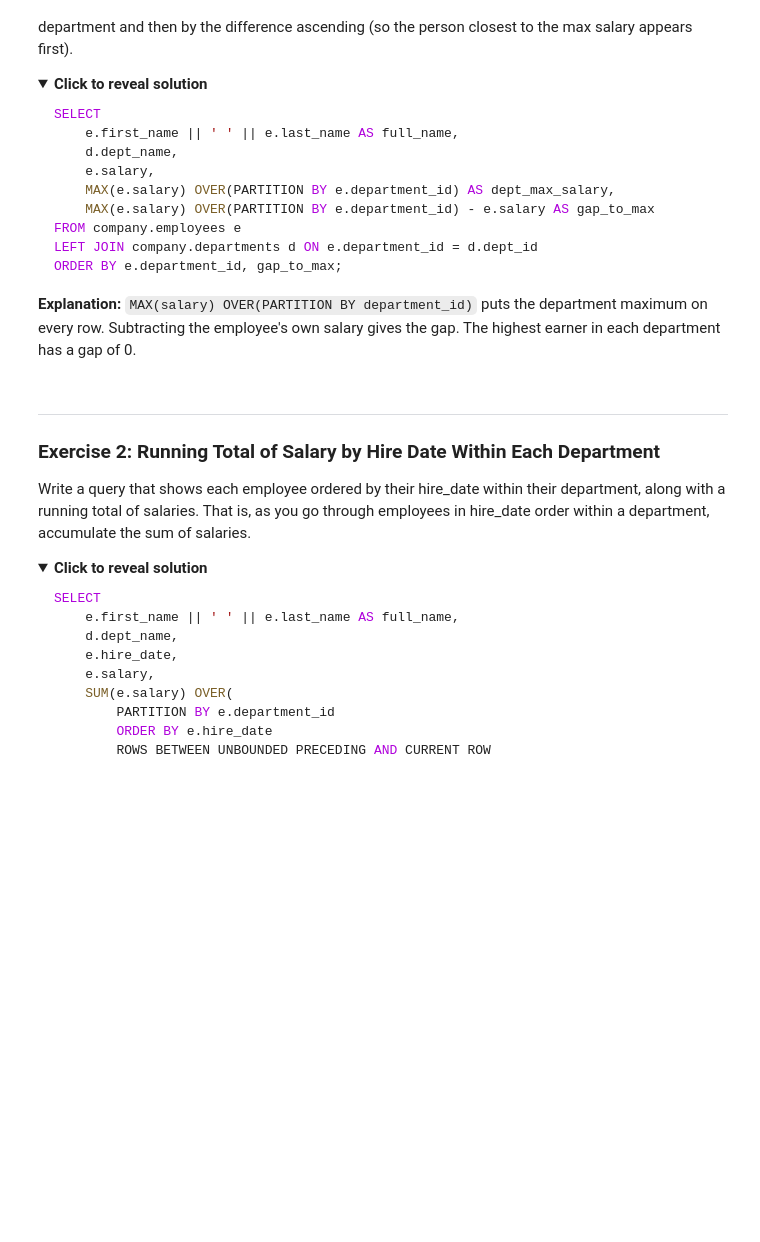
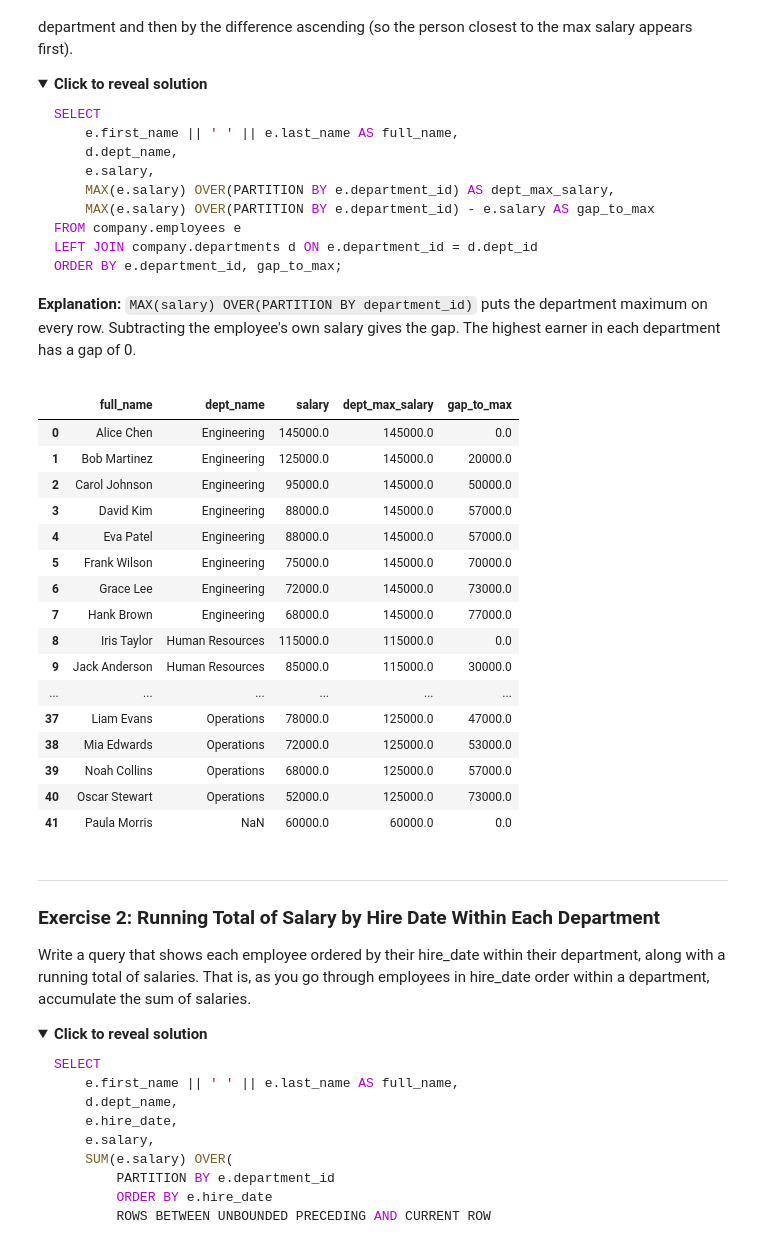
Before and after one commit to rasoulnorouzi/DataEngineeringLLM, a Jupyter notebook: module-02-sql-elt-pipeline/lessons/day4-window-functions/08_window_functions_practice.ipynb, the cells around one changed output. Drawn from its saved outputs; the diff is of its cells as text; code cells hidden in the pictures; folded sections open; blank space fills up the shorter version.

```diff
--- a/module-02-sql-elt-pipeline/lessons/day4-window-functions/08_window_functions_practice.ipynb
+++ b/module-02-sql-elt-pipeline/lessons/day4-window-functions/08_window_functions_practice.ipynb
@@ -475,3 +672,37 @@ run_query("""
+# %%
+# Exercise 1: Write your solution here
+# Hint: Use MAX() OVER(PARTITION BY department_id)
+
+run_query("""
+    -- Your query here
+    SELECT
+    e.first_name || ' ' || e.last_name AS full_name,
+    d.dept_name,
+    e.salary,
+    MAX(e.salary) OVER(PARTITION BY e.department_id) AS dept_max_salary,
+    MAX(e.salary) OVER(PARTITION BY e.department_id) - e.salary AS gap_to_max
+FROM company.employees e
+LEFT JOIN company.departments d ON e.department_id = d.dept_id
+ORDER BY e.department_id, gap_to_max;
+""")
+# %% [output]
+|  | full_name | dept_name | salary | dept_max_salary | gap_to_max |
+| 0 | Alice Chen | Engineering | 145000.0 | 145000.0 | 0.0 |
+| 1 | Bob Martinez | Engineering | 125000.0 | 145000.0 | 20000.0 |
+| 2 | Carol Johnson | Engineering | 95000.0 | 145000.0 | 50000.0 |
+| 3 | David Kim | Engineering | 88000.0 | 145000.0 | 57000.0 |
+| 4 | Eva Patel | Engineering | 88000.0 | 145000.0 | 57000.0 |
+| 5 | Frank Wilson | Engineering | 75000.0 | 145000.0 | 70000.0 |
+| 6 | Grace Lee | Engineering | 72000.0 | 145000.0 | 73000.0 |
+| 7 | Hank Brown | Engineering | 68000.0 | 145000.0 | 77000.0 |
+| 8 | Iris Taylor | Human Resources | 115000.0 | 115000.0 | 0.0 |
+| 9 | Jack Anderson | Human Resources | 85000.0 | 115000.0 | 30000.0 |
+| ... | ... | ... | ... | ... | ... |
+| 37 | Liam Evans | Operations | 78000.0 | 125000.0 | 47000.0 |
+| 38 | Mia Edwards | Operations | 72000.0 | 125000.0 | 53000.0 |
+| 39 | Noah Collins | Operations | 68000.0 | 125000.0 | 57000.0 |
+| 40 | Oscar Stewart | Operations | 52000.0 | 125000.0 | 73000.0 |
+| 41 | Paula Morris | NaN | 60000.0 | 60000.0 | 0.0 |
 # %% [markdown]
 ---
 
```
Also changed, not shown: parts of 18 cells of this notebook.
